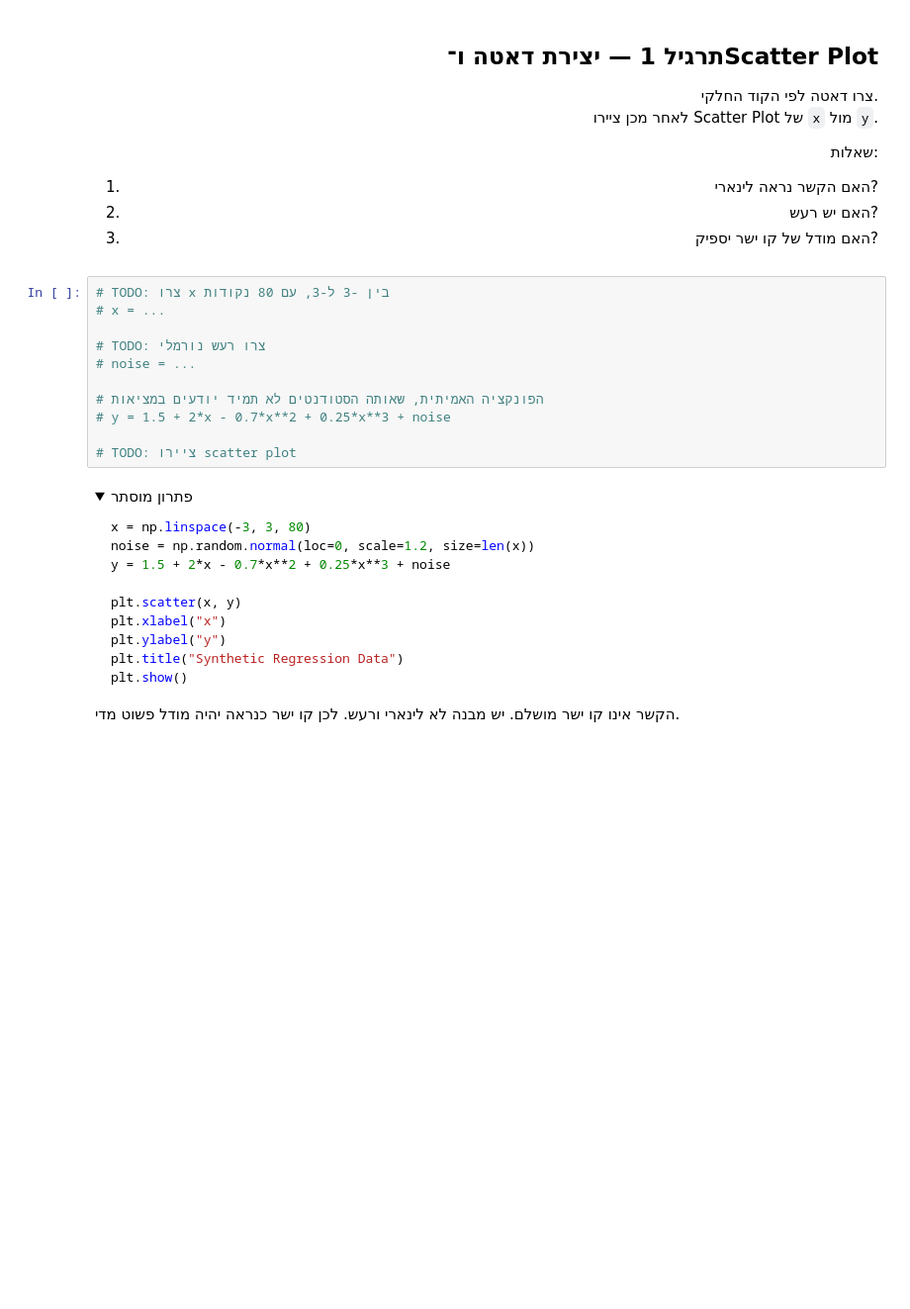
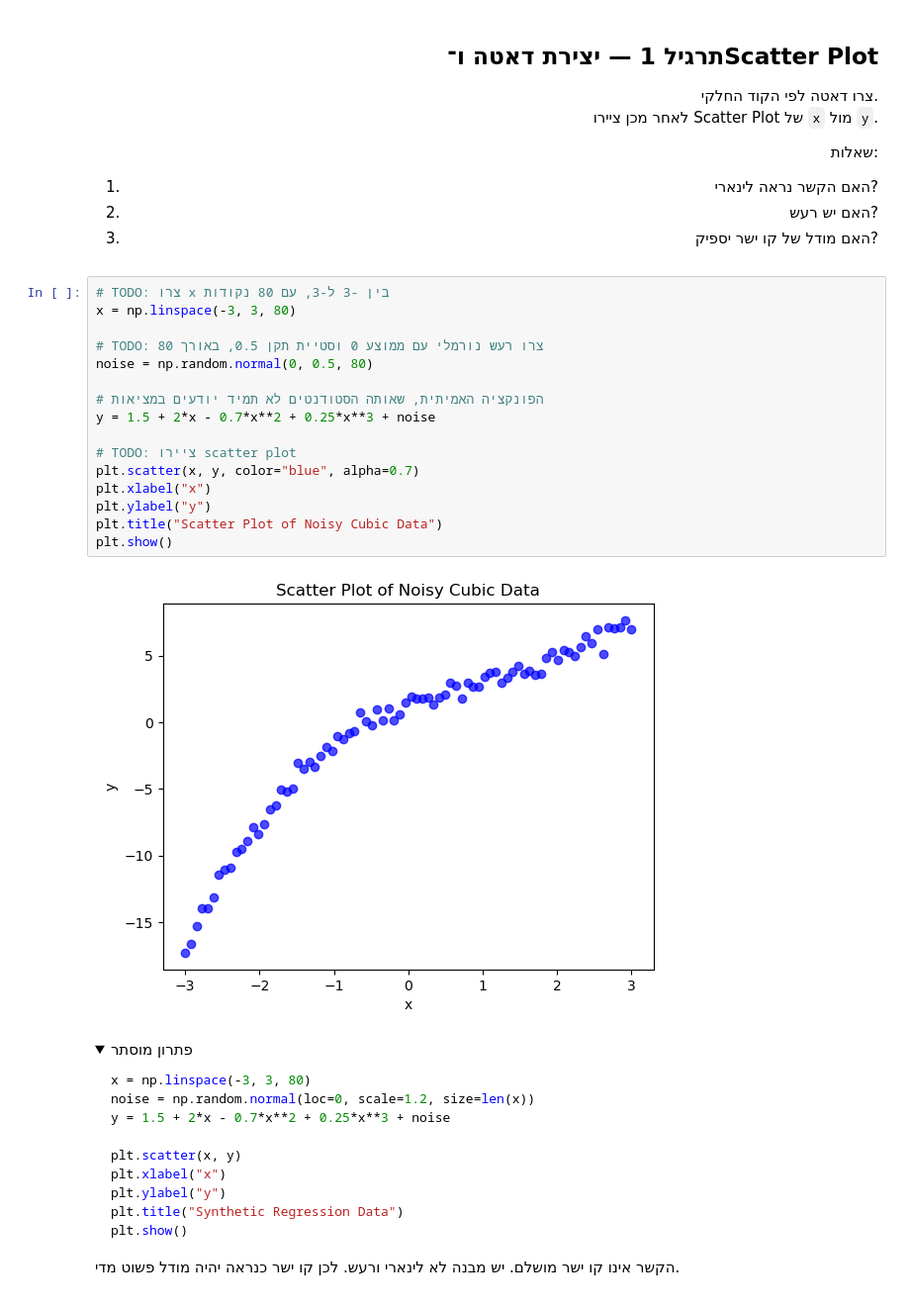
Before and after one commit to spacentime/he-ai-engineer-course, a Jupyter notebook: src/practice06/class6.ipynb, the cells around one changed output. Shown at 99% size. Drawn from its saved outputs; the diff is of its cells as text; folded sections open; blank space fills up the shorter version.

```diff
--- a/src/practice06/class6.ipynb
+++ b/src/practice06/class6.ipynb
@@ -152,15 +152,22 @@ $$
 </div>
 # %%
 # TODO: צרו x בין -3 ל-3, עם 80 נקודות
-# x = ...
+x = np.linspace(-3, 3, 80)
 
-# TODO: צרו רעש נורמלי
-# noise = ...
+# TODO: צרו רעש נורמלי עם ממוצע 0 וסטיית תקן 0.5, באורך 80
+noise = np.random.normal(0, 0.5, 80)
 
 # הפונקציה האמיתית, שאותה הסטודנטים לא תמיד יודעים במציאות
-# y = 1.5 + 2*x - 0.7*x**2 + 0.25*x**3 + noise
+y = 1.5 + 2*x - 0.7*x**2 + 0.25*x**3 + noise
 
 # TODO: ציירו scatter plot
+plt.scatter(x, y, color="blue", alpha=0.7)
+plt.xlabel("x")
+plt.ylabel("y")
+plt.title("Scatter Plot of Noisy Cubic Data")
+plt.show()
+# %% [output]
+[figure, added]
 # %% [markdown]
 <details dir="rtl">
 <summary>פתרון מוסתר</summary>
```
Also changed, not shown: parts of 10 cells of this notebook.
